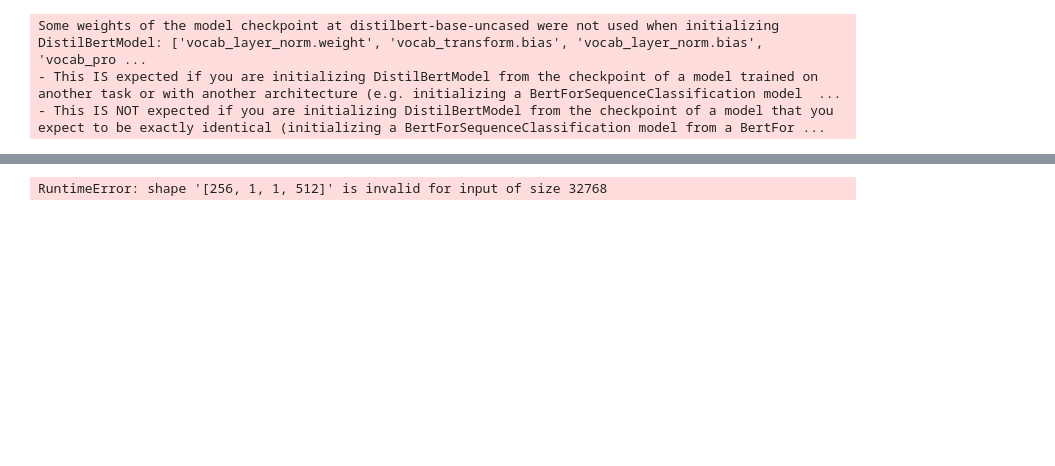
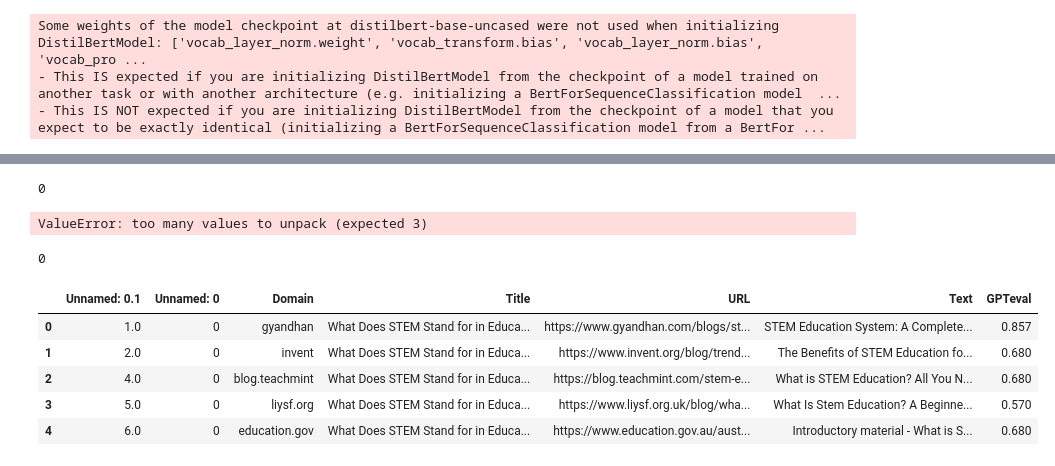
Before and after one commit to Wiliamz01/SearchSense, a Jupyter notebook: backend/nn.ipynb, the cells around one changed output, grey strips where cells are left out. Saved outputs shown, nothing was run; the diff lists cells and outputs as text; code cells hidden in the pictures; blank space fills up the shorter version.

```diff
--- a/backend/nn.ipynb
+++ b/backend/nn.ipynb
@@ -300,14 +199,19 @@ optimizer = optim.Adam(model.parameters())
 # %%
 num_epochs = 20
 for epoch in range(num_epochs):
+    optimizer.step()
+    print(epoch)
     running_loss = 0.0
-    for i, (inputs, labels, attention_mask) in enumerate(train_loader, 0):
-        inputs, labels, attention_mask = inputs.to(device), labels.to(device), attention_mask.to(device)
-        predictions = model(inputs, attention_mask)
-        loss = criterion(predictions, labels)
+    for i, batch_data_dict in enumerate(train_loader, 0):
+        batch_ids = batch_data_dict["ids"].to(device)
+        batch_masks = batch_data_dict["masks"].to(device)
+        batch_labels = batch_data_dict["labels"].to(device)
+        predictions = model(batch_ids, batch_masks)
+        loss = criterion(predictions, batch_labels)
         optimizer.zero_grad()
-        loss.backward()
-        optimizer.step()
+        if not torch.isnan(loss):
+            loss.backward()
+        print(model.distilbert.embeddings.word_embeddings.weight.grad)
         running_loss += loss.item()
         if i % 100 == 99:  # Print average loss every 100 mini-batches
             print(f"[{epoch + 1}, {i + 1}] loss: {running_loss / 100:.3f}")
@@ -316,12 +220,28 @@ for epoch in range(num_epochs):
     # Step the scheduler based on the validation loss
     val_loss = 0.0
     with torch.no_grad():
-        for inputs, labels in val_loader:
-            inputs, labels = inputs.to(device), labels.to(device)
-            outputs = model(inputs)
-            loss = criterion(outputs, labels)
+        for batch_data_dict in val_loader:
+            batch_ids = batch_data_dict["ids"].to(device)
+            batch_masks = batch_data_dict["masks"].to(device)
+            batch_labels = batch_data_dict["labels"].to(device)
+            outputs = model(batch_ids, batch_masks)
+            loss = criterion(outputs, batch_labels)
             val_loss += loss.item()
         print(f"[{epoch + 1}, {i + 1}] loss: {val_loss / len(val_loader):.3f}")
 print("Finished Training")
 # %% [output]
-RuntimeError: shape '[256, 1, 1, 512]' is invalid for input of size 32768
+0
+ValueError: too many values to unpack (expected 3)
+# %%
+print(big_df['GPTeval'].isna().sum())
+# %% [output]
+0
+# %%
+big_df.head()
+# %% [output]
+|  | Unnamed: 0.1 | Unnamed: 0 | Domain | Title | URL | Text | GPTeval |
+| 0 | 1.0 | 0 | gyandhan | What Does STEM Stand for in Educa... | https://www.gyandhan.com/blogs/st... | STEM Education System: A Complete... | 0.857 |
+| 1 | 2.0 | 0 | invent | What Does STEM Stand for in Educa... | https://www.invent.org/blog/trend... | The Benefits of STEM Education fo... | 0.680 |
+| 2 | 4.0 | 0 | blog.teachmint | What Does STEM Stand for in Educa... | https://blog.teachmint.com/stem-e... | What is STEM Education? All You N... | 0.680 |
+| 3 | 5.0 | 0 | liysf.org | What Does STEM Stand for in Educa... | https://www.liysf.org.uk/blog/wha... | What Is Stem Education? A Beginne... | 0.570 |
+| 4 | 6.0 | 0 | education.gov | What Does STEM Stand for in Educa... | https://www.education.gov.au/aust... | Introductory material - What is S... | 0.680 |
```
Also changed, not shown: parts of 52 cells of this notebook, 4 other files.
